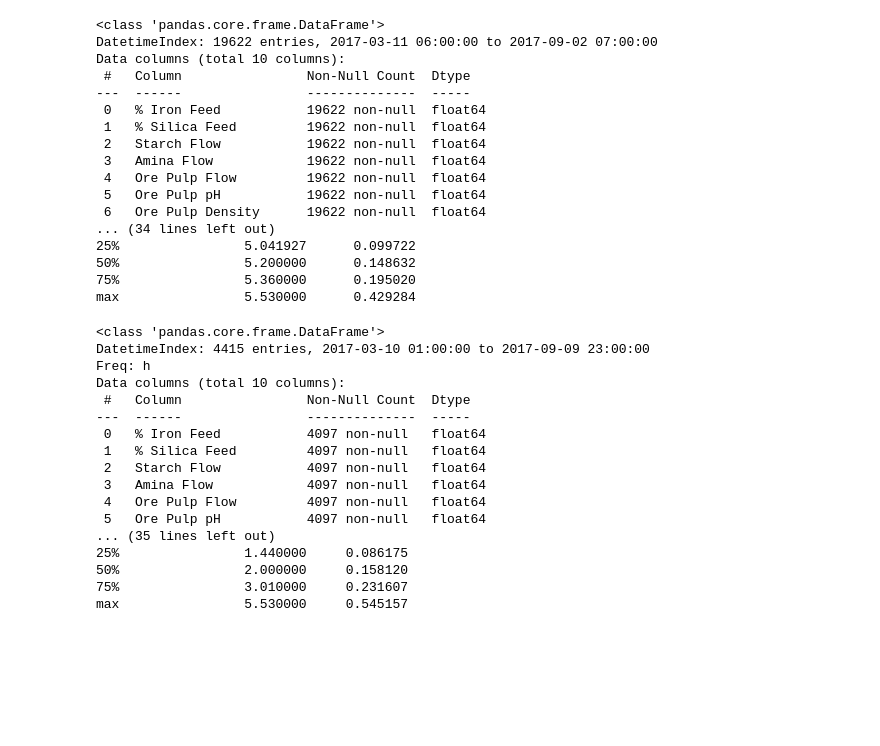
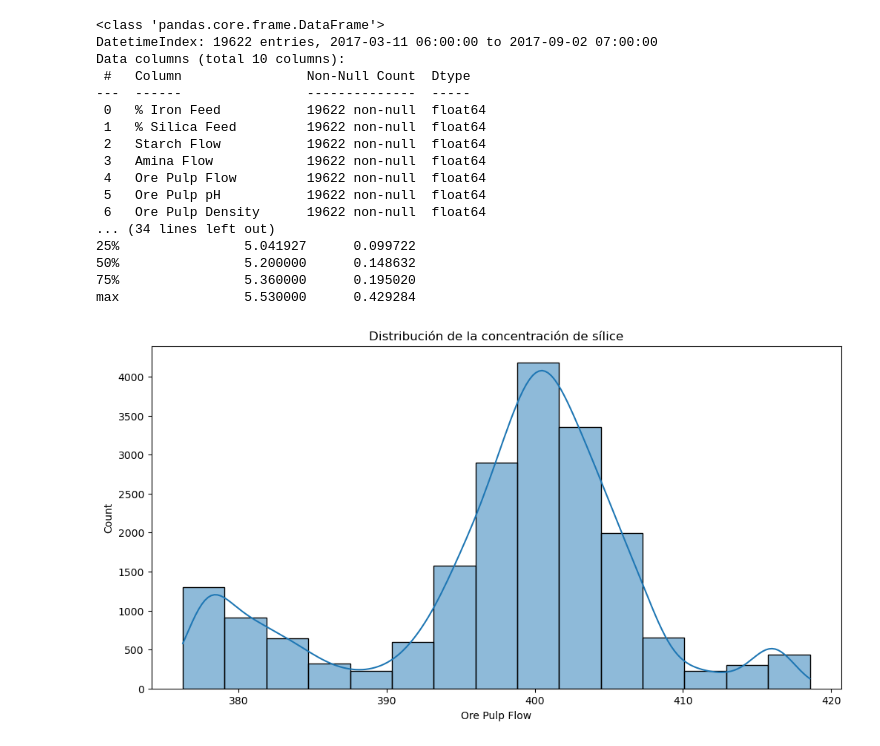
Before and after one commit to JohnLopez15/Mineria_2, a Jupyter notebook: notebook.ipynb, the cells around one changed output. Saved outputs shown, nothing was run; the diff lists cells and outputs as text; code cells hidden in the pictures; blank space fills up the shorter version.

```diff
--- a/notebook.ipynb
+++ b/notebook.ipynb
@@ -156,29 +159,13 @@ Data columns (total 10 columns):
 50%                5.200000      0.148632
 75%                5.360000      0.195020
 max                5.530000      0.429284
-# %%
-#se genera un dataset con los promedios horarios de todas las variables
-data_01_hourly = data_01.resample('h').mean()
-print(data_01_hourly.info())
-espacios()
-print(data_01_hourly.describe())
-# %% [output]
-<class 'pandas.core.frame.DataFrame'>
-DatetimeIndex: 4415 entries, 2017-03-10 01:00:00 to 2017-09-09 23:00:00
-Freq: h
-Data columns (total 10 columns):
- #   Column                Non-Null Count  Dtype
----  ------                --------------  -----
- 0   % Iron Feed           4097 non-null   float64
- 1   % Silica Feed         4097 non-null   float64
- 2   Starch Flow           4097 non-null   float64
- 3   Amina Flow            4097 non-null   float64
- 4   Ore Pulp Flow         4097 non-null   float64
- 5   Ore Pulp pH           4097 non-null   float64
-... (35 lines left out)
-25%                1.440000     0.086175
-50%                2.000000     0.158120
-75%                3.010000     0.231607
-max                5.530000     0.545157
+# %%
+columna_evaluada="Ore Pulp Flow"
+plt.figure(figsize=(12, 6))
+sns.histplot(data_filtrado[columna_evaluada], kde=True, bins=sturges(data_filtrado[columna_evaluada]))
+plt.title('Distribución de la concentración de sílice')
+plt.show()
+# %% [output]
+[figure, added]
 # %%
 plt.figure(figsize=(12, 6))
```
Also changed, not shown: parts of 8 cells of this notebook.
